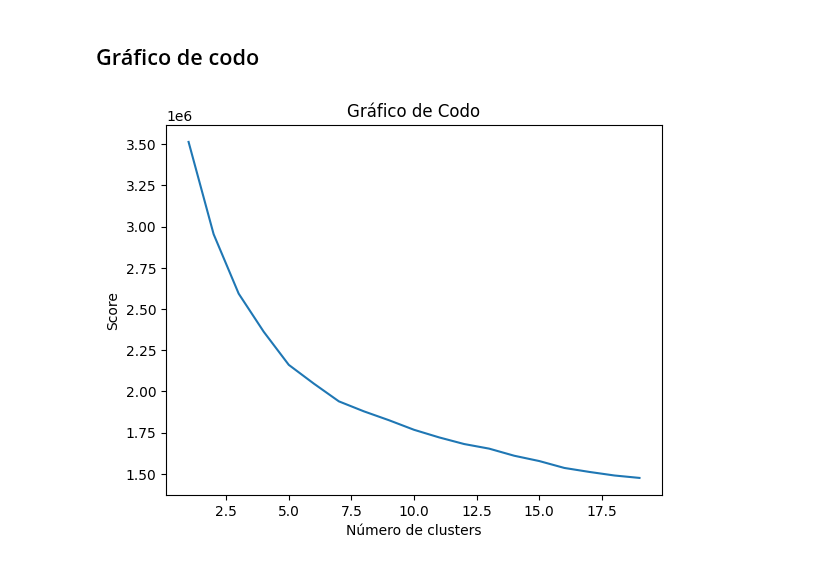
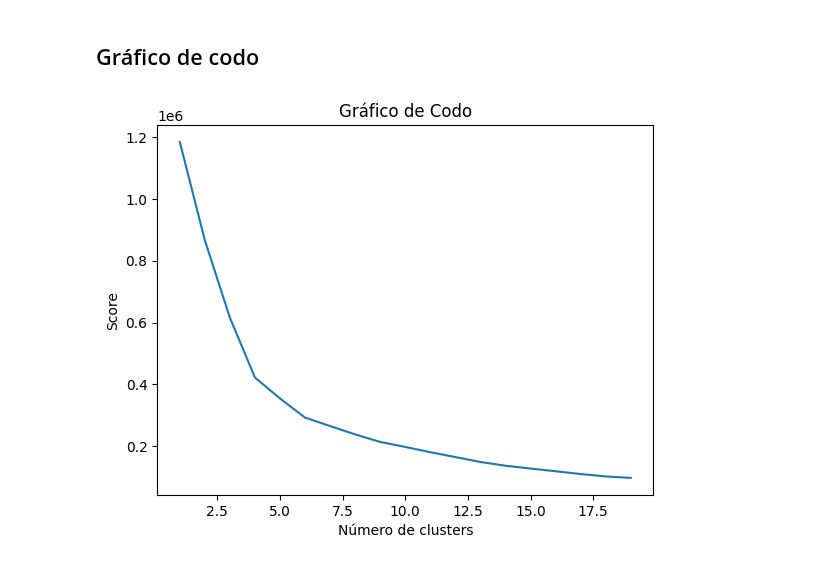
Before and after one commit to MGonza20/Proyecto1_MD, a Jupyter notebook: proyecto_final.ipynb, the cells around one changed output. Cells and saved outputs as stored; diff of their text form; code cells hidden in the pictures.

```diff
--- a/proyecto_final.ipynb
+++ b/proyecto_final.ipynb
@@ -980,6 +1003,7 @@ plt.show()
 import random, sklearn, pyclustertend
 
 random.seed(123)
-X_scale = sklearn.preprocessing.scale(data_final)
+X_hombre = np.array(data_final[["edadHombre","educacionHombre", "grupoEtnicoHombre"]])
+X_scale_hombre = sklearn.preprocessing.scale(X_hombre)
 
-# pyclustertend.hopkins(X_scale, len(X_scale))
+pyclustertend.hopkins(X_scale_hombre, len(X_scale_hombre))
@@ -990,15 +1016,15 @@ El valor del coeficiente de Hopkins es 0.10038441320982114 lo cual indica que lo
 # %%
 numeroClusters = range(1,20)
 wcss = []
 for i in numeroClusters:
     kmeans = cluster.KMeans(n_clusters=i)
-    kmeans.fit(X_scale)
+    kmeans.fit(X_scale_hombre)
     wcss.append(kmeans.inertia_)
 
 plt.plot(numeroClusters, wcss)
 plt.xlabel("Número de clusters")
 plt.ylabel("Score")
 plt.title("Gráfico de Codo")
 plt.show()
 # %% [output]
-[figure, old version]
+[figure, new version]
```
Also changed, not shown: parts of 12 cells of this notebook.
